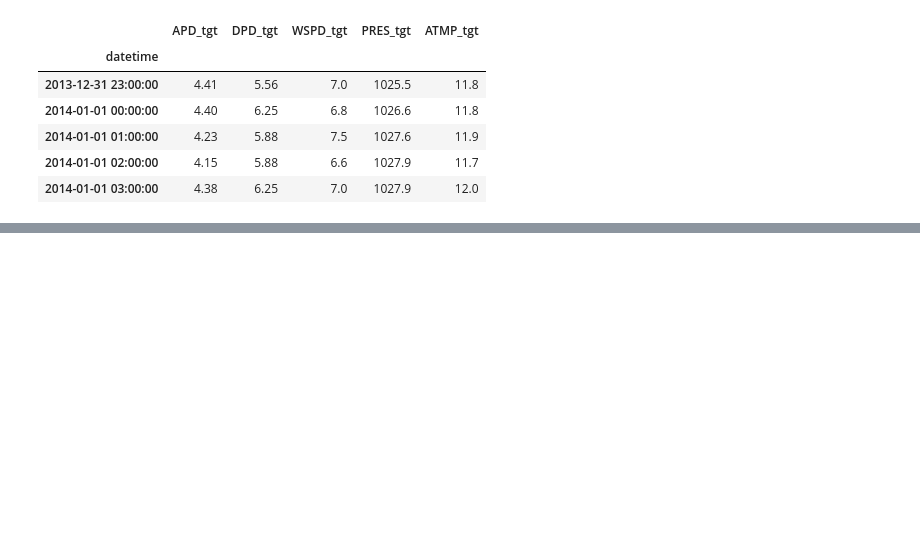
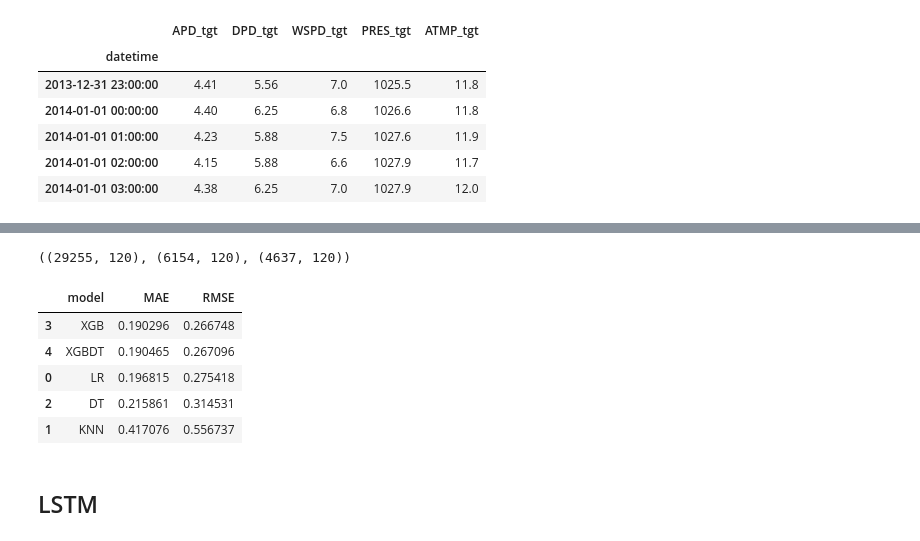
Before and after one commit to RichelCode/Wave-Energy-Forecasting, a Jupyter notebook: Imputing Neighbor Stations .ipynb, the cells around one changed output, grey strips where cells are left out. Cells and saved outputs as stored; diff of their text form; code cells hidden in the pictures; blank space fills up the shorter version.

```diff
--- a/Imputing Neighbor Stations .ipynb
+++ b/Imputing Neighbor Stations .ipynb
@@ -916,3 +916,6 @@ df_apd.head()
 | 2014-01-01 01:00:00 | 4.23 | 5.88 | 7.5 | 1027.6 | 11.9 |
 | 2014-01-01 02:00:00 | 4.15 | 5.88 | 6.6 | 1027.9 | 11.7 |
 | 2014-01-01 03:00:00 | 4.38 | 6.25 | 7.0 | 1027.9 | 12.0 |
+# %%
+TARGET_COL = "APD_tgt"
+EXOG_COLS = ["DPD_tgt", "WSPD_tgt", "PRES_tgt", "ATMP_tgt"]
@@ -918,0 +970,71 @@ df_apd.head()
+# %%
+N_LAGS = 24
+
+X_train, y_train, idx_train = build_supervised(train, TARGET_COL, EXOG_COLS, N_LAGS)
+X_val,   y_val,   idx_val   = build_supervised(val,   TARGET_COL, EXOG_COLS, N_LAGS)
+X_test,  y_test,  idx_test  = build_supervised(test,  TARGET_COL, EXOG_COLS, N_LAGS)
+
+X_train.shape, X_val.shape, X_test.shape
+# %% [output]
+((29255, 120), (6154, 120), (4637, 120))
+# %%
+scaler = StandardScaler()
+X_train_s = scaler.fit_transform(X_train)
+X_val_s   = scaler.transform(X_val)
+X_test_s  = scaler.transform(X_test)
+# %%
+results = []
+preds = {}
+
+# LR
+lr = LinearRegression()
+lr.fit(X_train_s, y_train)
+preds["LR"] = lr.predict(X_test_s)
+
+# KNN
+knn = KNeighborsRegressor(n_neighbors=10)
+knn.fit(X_train_s, y_train)
+preds["KNN"] = knn.predict(X_test_s)
+
+# DT
+dt = DecisionTreeRegressor(max_depth=10, random_state=42)
+dt.fit(X_train, y_train)  # tree does not need scaling
+preds["DT"] = dt.predict(X_test)
+
+# XGBoost
+xgb = XGBRegressor(
+    n_estimators=500,
+    learning_rate=0.05,
+    max_depth=6,
+    subsample=0.8,
+    colsample_bytree=0.8,
+    random_state=42
+)
+xgb.fit(X_train, y_train)
+preds["XGB"] = xgb.predict(X_test)
+
+# XGBDT (stacking DT + XGB)
+xgbdt = StackingRegressor(
+    estimators=[("dt", dt), ("xgb", xgb)],
+    final_estimator=LinearRegression(),
+    passthrough=False
+)
+xgbdt.fit(X_train, y_train)
+preds["XGBDT"] = xgbdt.predict(X_test)
+
+# Evaluate classical models
+for name in ["LR","KNN","DT","XGB","XGBDT"]:
+    mae_  = mean_absolute_error(y_test, preds[name])
+    rmse_ = rmse(y_test, preds[name])
+    results.append({"model": name, "MAE": mae_, "RMSE": rmse_})
+
+pd.DataFrame(results).sort_values("RMSE")
+# %% [output]
+|  | model | MAE | RMSE |
+| 3 | XGB | 0.190296 | 0.266748 |
+| 4 | XGBDT | 0.190465 | 0.267096 |
+| 0 | LR | 0.196815 | 0.275418 |
+| 2 | DT | 0.215861 | 0.314531 |
+| 1 | KNN | 0.417076 | 0.556737 |
+# %% [markdown]
+## LSTM
```
Also changed, not shown: parts of 8 cells of this notebook.
